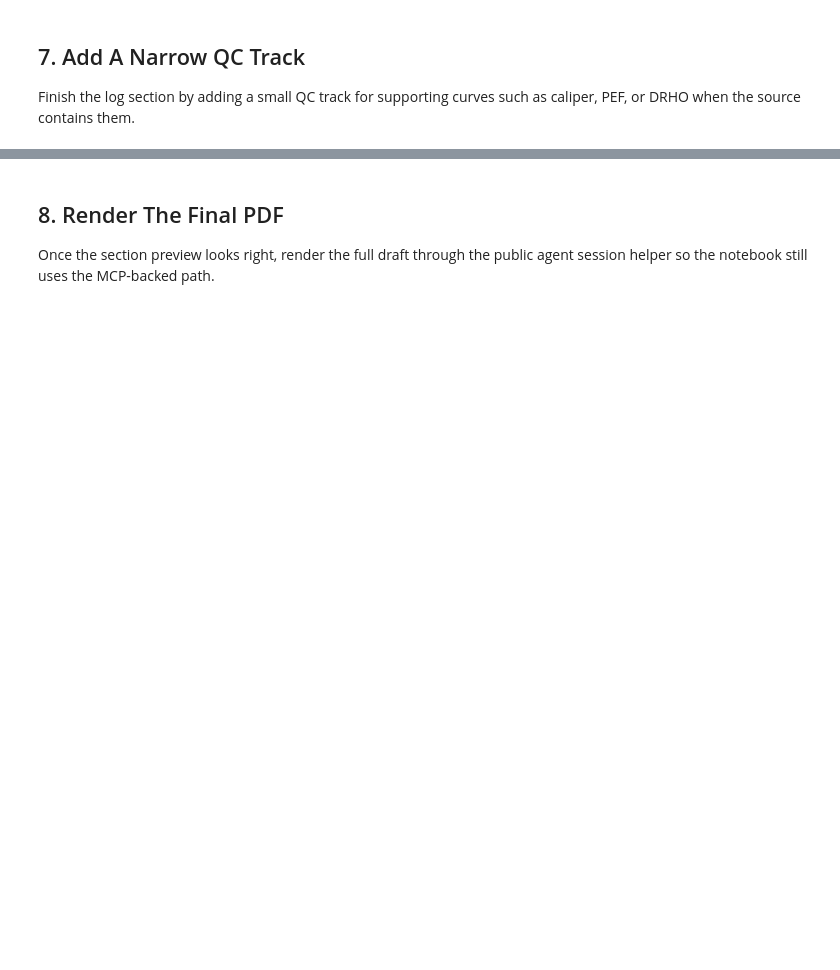
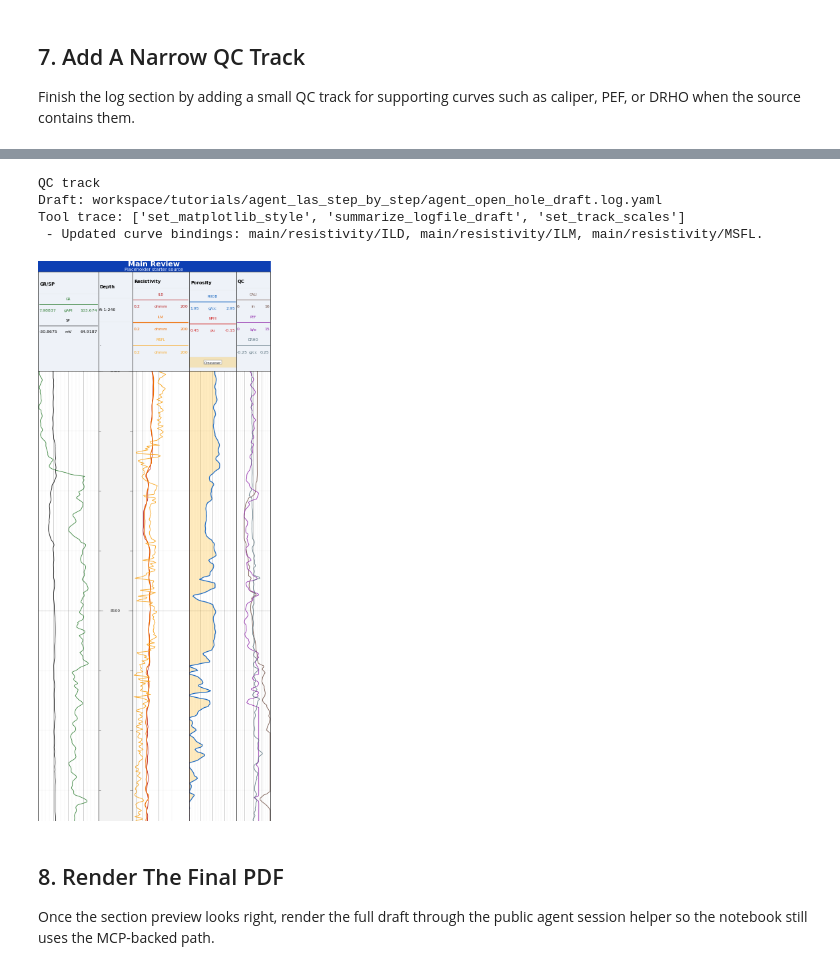
Before and after one commit to cschrupp/wellplot, a Jupyter notebook: examples/notebooks/user/agent_las_step_by_step.ipynb, the cells around one changed output, grey strips where cells are left out. Cells and saved outputs as stored; diff of their text form; code cells hidden in the pictures; blank space fills up the shorter version.

```diff
--- a/examples/notebooks/user/agent_las_step_by_step.ipynb
+++ b/examples/notebooks/user/agent_las_step_by_step.ipynb
@@ -247,3 +419,19 @@ display_authoring_result("QC track", qc_result)
+# %%
+qc_result = await session.revise(
+    feedback="""
+        Revise the existing draft.
+        - Make darker grid lines
+        - Change the Resistivity track scale to 0.2 to 200, along with all the curves scales in that track
+        """,
+)
+
+display_authoring_result("QC track", qc_result)
+# %% [output]
+QC track
+Draft: workspace/tutorials/agent_las_step_by_step/agent_open_hole_draft.log.yaml
+Tool trace: ['set_matplotlib_style', 'summarize_logfile_draft', 'set_track_scales']
+ - Updated curve bindings: main/resistivity/ILD, main/resistivity/ILM, main/resistivity/MSFL.
+[figure, added]
 # %% [markdown]
 ## 8. Render The Final PDF
 
```
Also changed, not shown: parts of 11 cells of this notebook, 19 other files.
